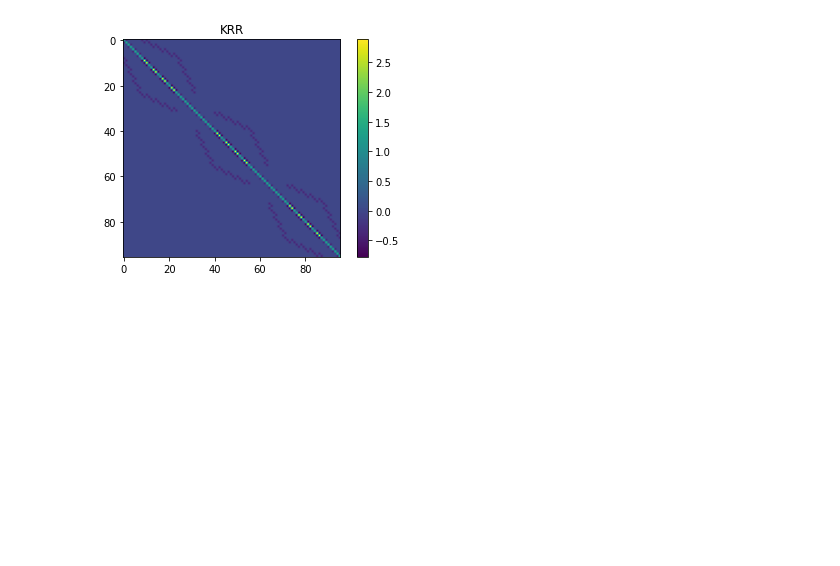
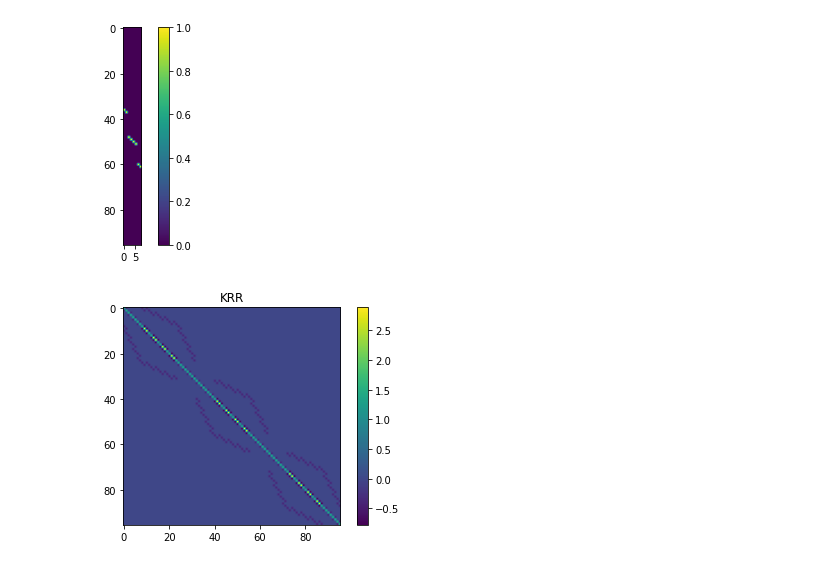
Before and after one commit to pauromeu/feti-dp-sp1, a Jupyter notebook: code/serial/main.ipynb, the cells around one changed output. Saved outputs shown, nothing was run; the diff lists cells and outputs as text; code cells hidden in the pictures; blank space fills up the shorter version.

```diff
--- a/code/serial/main.ipynb
+++ b/code/serial/main.ipynb
@@ -45,6 +42,10 @@ APq = create_APq_matrices(mesh)
 
 # Remaining nodes local-global transformation matrices
 ARr = create_ARr_matrices(mesh)
+# %%
+plot_sparse_matrix(ARr[6])
+# %% [output]
+[figure, added]
 # %%
 # Stiffness matrices K
 KRR = assembly_KRR_matrix(Ks, ARr, rs, mesh)
```
Also changed, not shown: parts of 1 cell of this notebook, 1 other file.
